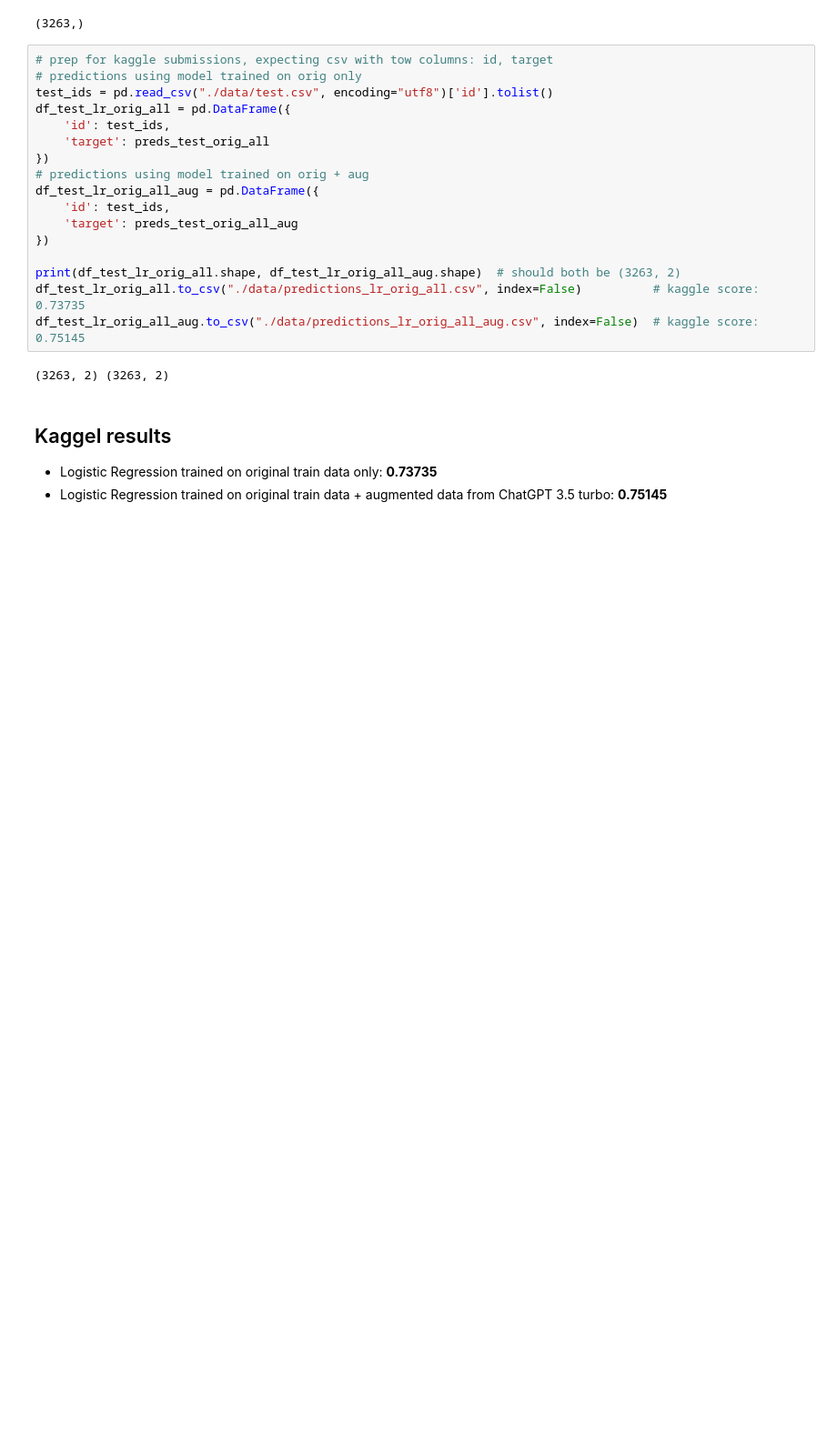
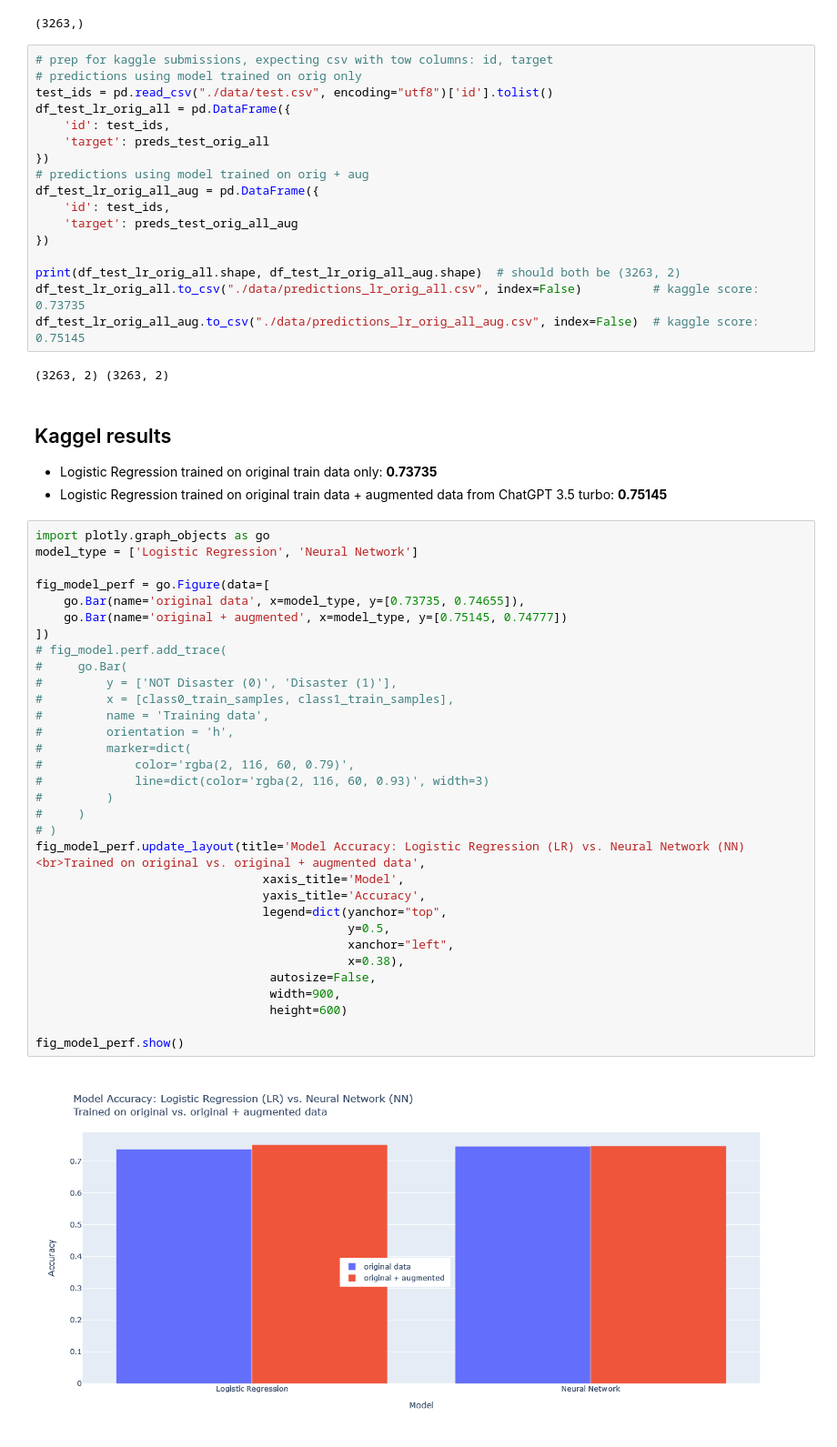
Before and after one commit to MichaelSzczepaniak/llmamd, a Jupyter notebook: logistic_regressions.ipynb, the cells around one changed output. Shown: that part at 91% size. Cells and saved outputs as stored; diff of their text form; blank space fills up the shorter version.

Commit message:
update visuals

```diff
--- a/logistic_regressions.ipynb
+++ b/logistic_regressions.ipynb
@@ -302,3 +302,37 @@ df_test_lr_orig_all_aug.to_csv("./data/predictions_lr_orig_all_aug.csv", index=F
 
 + Logistic Regression trained on original train data only: **0.73735**
 + Logistic Regression trained on original train data + augmented data from ChatGPT 3.5 turbo: **0.75145**
+# %%
+import plotly.graph_objects as go
+model_type = ['Logistic Regression', 'Neural Network']
+
+fig_model_perf = go.Figure(data=[
+    go.Bar(name='original data', x=model_type, y=[0.73735, 0.74655]),
+    go.Bar(name='original + augmented', x=model_type, y=[0.75145, 0.74777])
+])
+# fig_model.perf.add_trace(
+#     go.Bar(
+#         y = ['NOT Disaster (0)', 'Disaster (1)'],
+#         x = [class0_train_samples, class1_train_samples],
+#         name = 'Training data',
+#         orientation = 'h',
+#         marker=dict(
+#             color='rgba(2, 116, 60, 0.79)',
+#             line=dict(color='rgba(2, 116, 60, 0.93)', width=3)
+#         )
+#     )
+# )
+fig_model_perf.update_layout(title='Model Accuracy: Logistic Regression (LR) vs. Neural Network (NN)<br>Trained on original vs. original + augmented data',
+                                xaxis_title='Model',
+                                yaxis_title='Accuracy',
+                                legend=dict(yanchor="top",
+                                            y=0.5,
+                                            xanchor="left",
+                                            x=0.38),
+                                 autosize=False,
+                                 width=900,
+                                 height=600)
+
+fig_model_perf.show()
+# %% [output]
+[figure, added]
```
Also changed, not shown: 4 other files.
